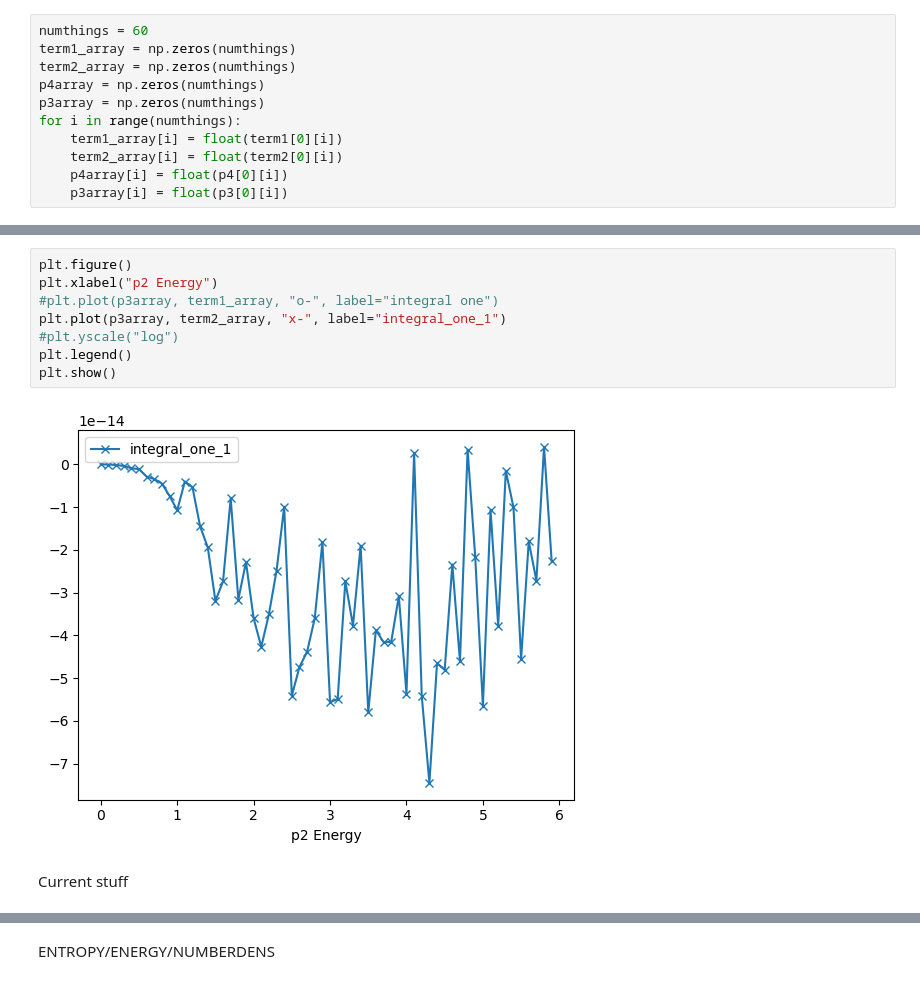
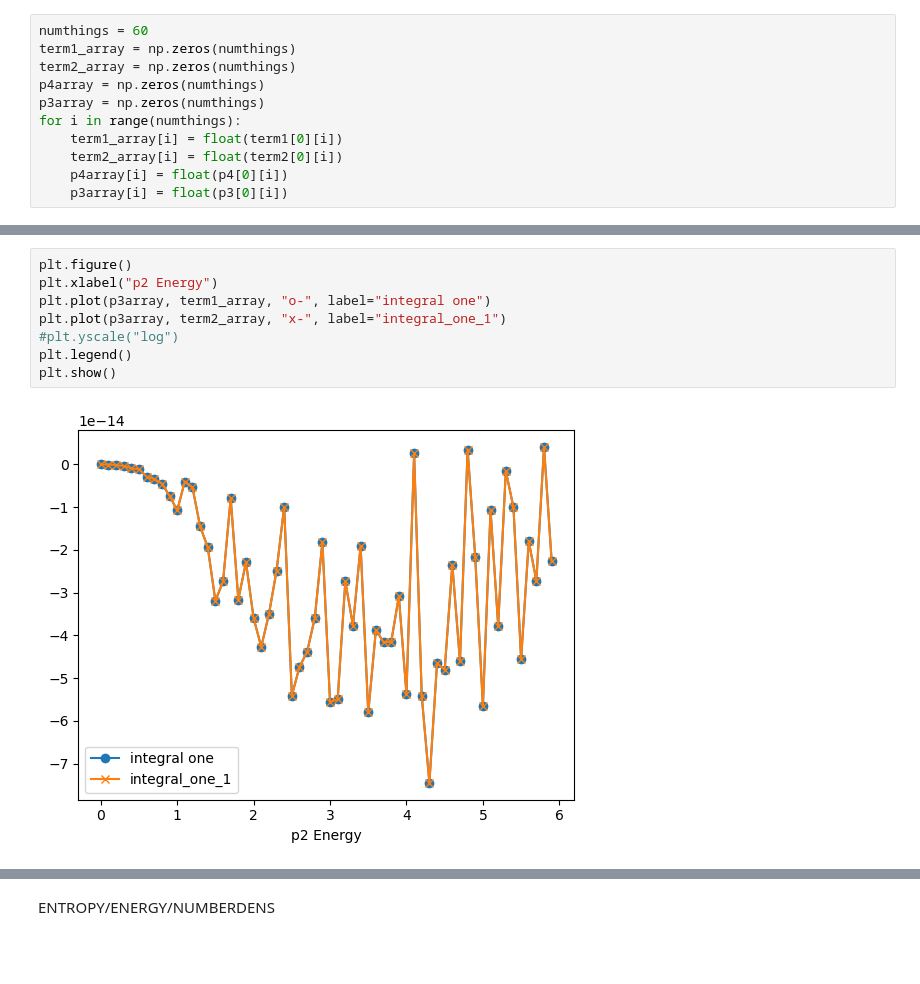
Before and after one commit to nuLABatUSD/QKESolveCPP, a Jupyter notebook: number_density_post.ipynb, the cells around one changed output, grey strips where cells are left out. Drawn from its saved outputs; the diff is of its cells as text; blank space fills up the shorter version.

```diff
--- a/number_density_post.ipynb
+++ b/number_density_post.ipynb
@@ -42,12 +24,10 @@ array([ 0.00000e+00,  1.73181e-07,  1.25397e-06,  3.79951e-06,
 # %%
 plt.figure()
 plt.xlabel("p2 Energy")
-#plt.plot(p3array, term1_array, "o-", label="integral one")
+plt.plot(p3array, term1_array, "o-", label="integral one")
 plt.plot(p3array, term2_array, "x-", label="integral_one_1")
 #plt.yscale("log")
 plt.legend()
 plt.show()
 # %% [output]
-[figure, old version]
+[figure, new version]
-# %% [markdown]
-Current stuff
```
Also changed, not shown: parts of 45 cells of this notebook, 9 other files.
